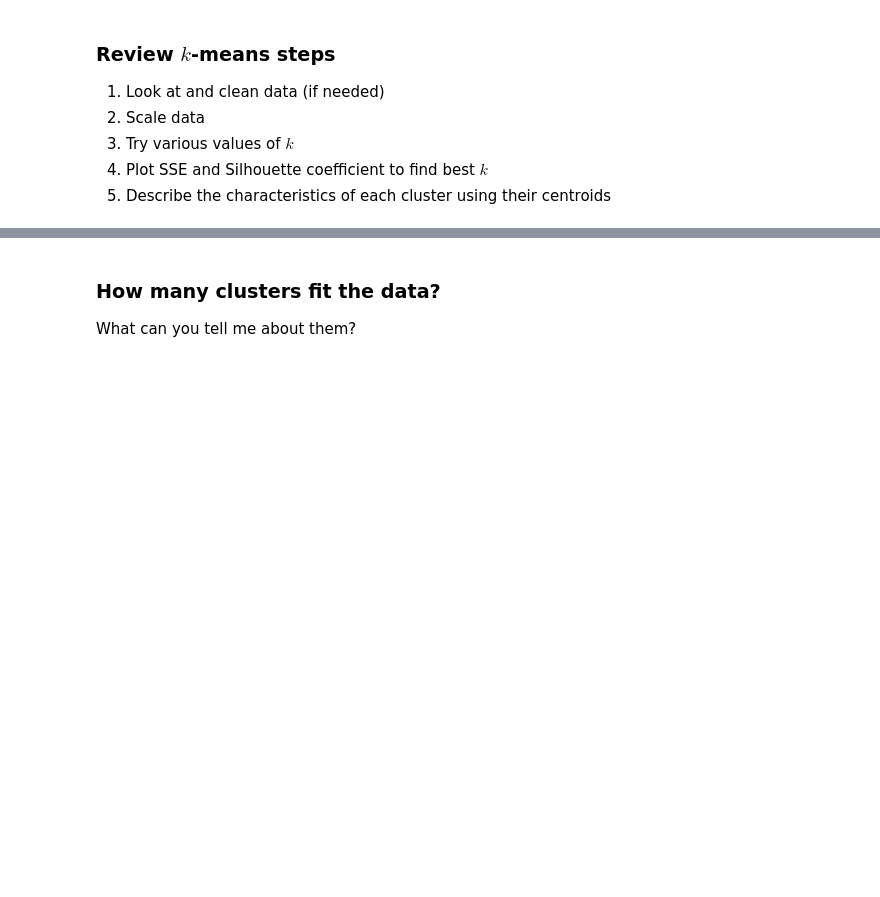
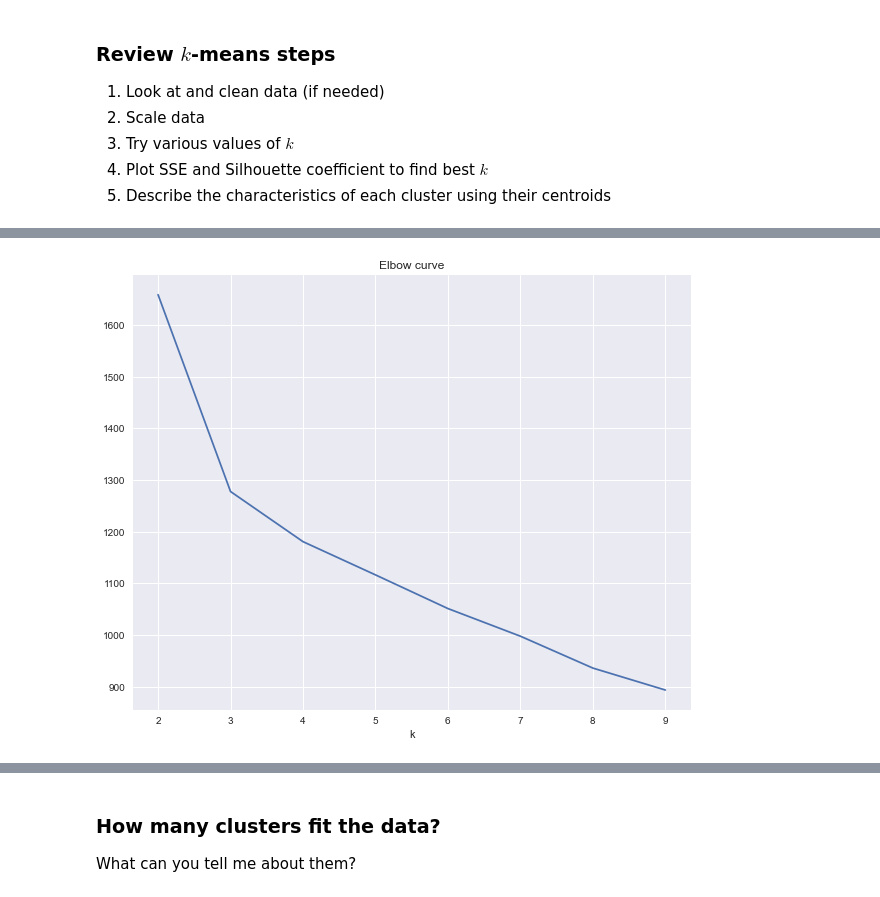
Before and after one commit to smashley-eakland/ds-clustering-gfc33, a Jupyter notebook: notebooks/kmeans_clustering.ipynb, the cells around one changed output, grey strips where cells are left out. Cells and saved outputs as stored; diff of their text form; code cells hidden in the pictures; blank space fills up the shorter version.

```diff
--- a/notebooks/kmeans_clustering.ipynb
+++ b/notebooks/kmeans_clustering.ipynb
@@ -390,0 +547,4 @@ wine.head()
+# %%
+from sklearn.preprocessing import StandardScaler
+scaler = StandardScaler()
+wine_scaled = scaler.fit_transform(wine)
@@ -390,0 +567,18 @@ wine.head()
+# %%
+X = wine_scaled
+distortions = []
+
+# Calculate SSE for different K
+for k in range(2, 10):
+    kmeans = KMeans(n_clusters=k, random_state=301)
+    kmeans.fit(X)
+    distortions.append(kmeans.inertia_)
+
+# Plot values of SSE
+fig, ax = plt.subplots(figsize=(10, 8))
+ax.set_title('Elbow curve')
+ax.set_xlabel('k')
+ax.plot(range(2, 10), distortions)
+ax.grid(True)
+# %% [output]
+[figure, added]
```
Also changed, not shown: parts of 40 cells of this notebook.
